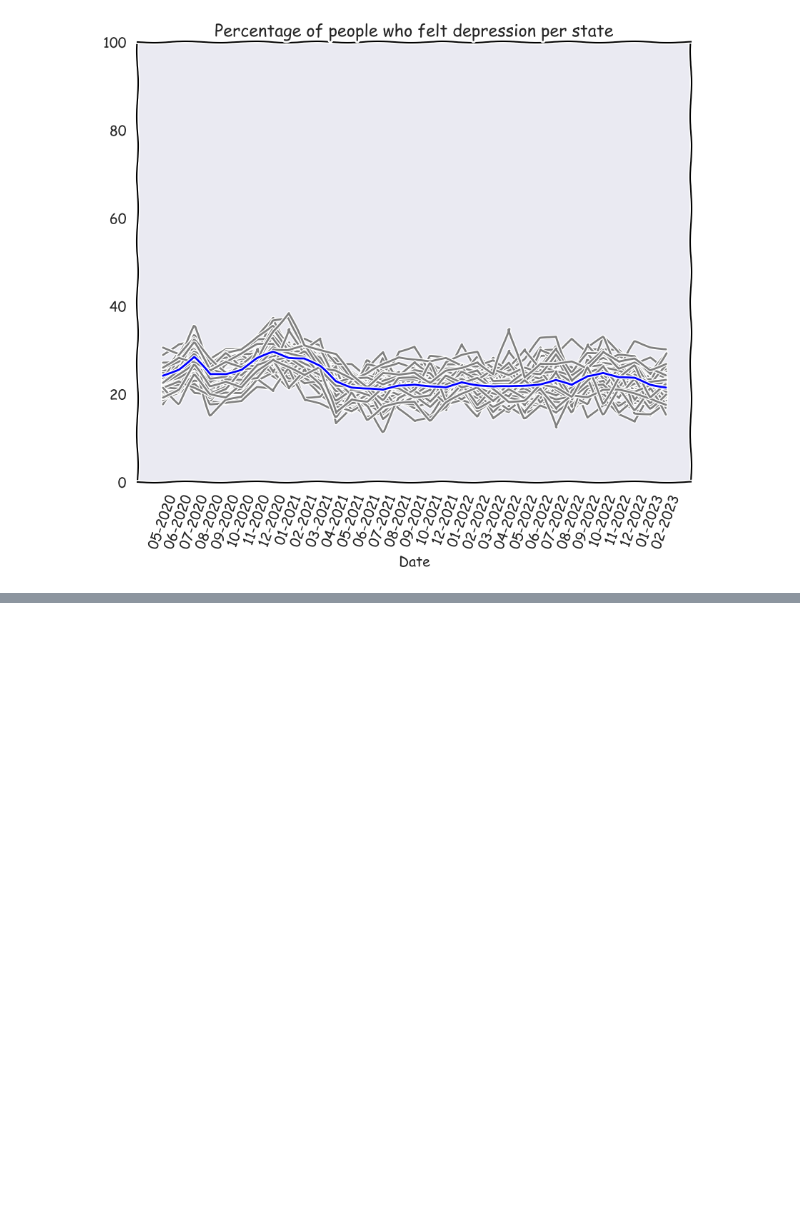
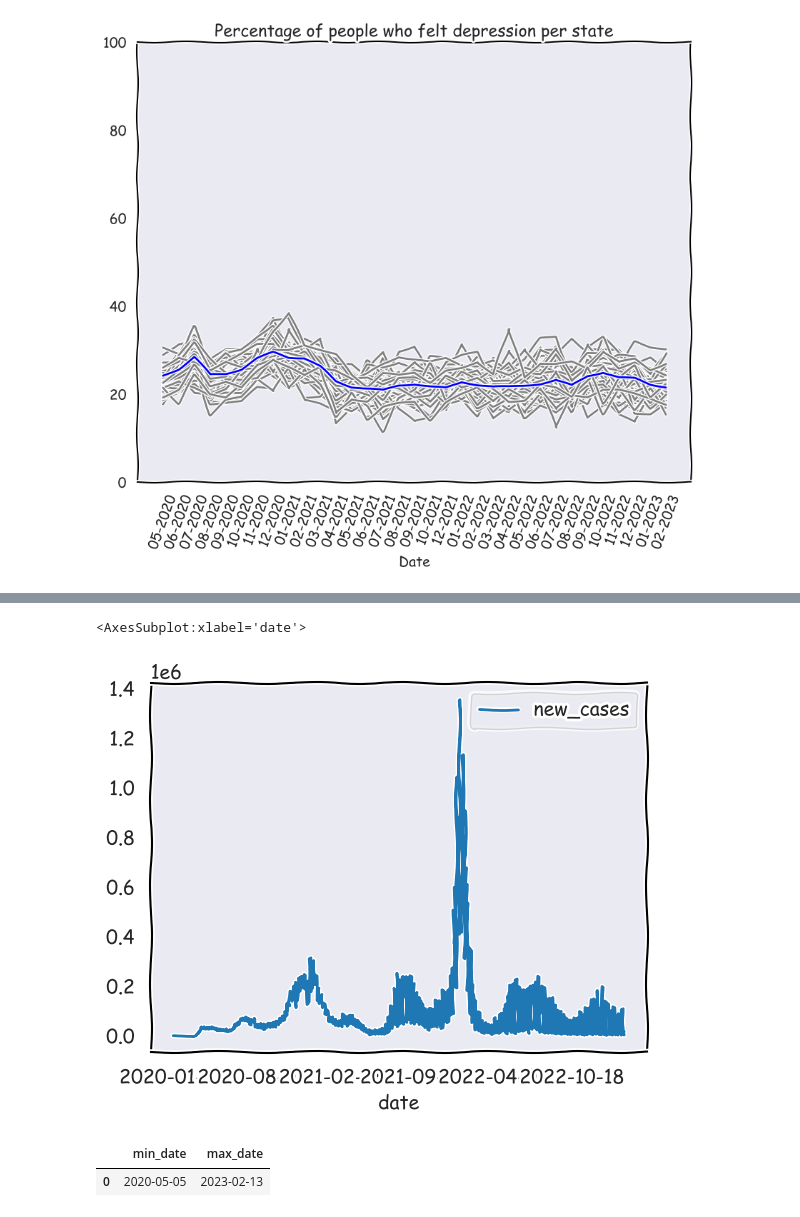
Before and after one commit to pdlozano/depression-and-anxiety-indicators, a Jupyter notebook: main.ipynb, the cells around one changed output, grey strips where cells are left out. Cells and saved outputs as stored; diff of their text form; code cells hidden in the pictures; blank space fills up the shorter version.

```diff
--- a/main.ipynb
+++ b/main.ipynb
@@ -835,0 +858,3 @@ for index, item in colors.iterrows():
+# %%
+covid_data = pd.read_csv("owid-covid-data.csv")
+covid_data.head()
@@ -835,0 +869,4 @@ for index, item in colors.iterrows():
+# %%
+us_covid_data = covid_data[covid_data['iso_code'] == 'USA']
+us_covid_data = us_covid_data[['iso_code', 'date', 'new_cases']]
+us_covid_data.head()
@@ -835,0 +880,23 @@ for index, item in colors.iterrows():
+# %%
+us_covid_data.plot(x='date', y='new_cases')
+# %% [output]
+<AxesSubplot:xlabel='date'>
+[figure, added]
+# %%
+cur = conn.cursor()
+cur.execute("""
+    SELECT
+        MIN(end_date),
+        MAX(end_date)
+    FROM (
+        SELECT
+            STRFTIME('%Y-%m-%d', end_date) AS end_date
+        FROM cleaned_data_view
+        WHERE group_and_subgroup >= 27
+    ) AS dates;
+""")
+dates_data = pd.DataFrame(cur.fetchall(), columns=['min_date', 'max_date'])
+dates_data.head()
+# %% [output]
+|  | min_date | max_date |
+| 0 | 2020-05-05 | 2023-02-13 |
```
Also changed, not shown: parts of 39 cells of this notebook, 2 other files.
